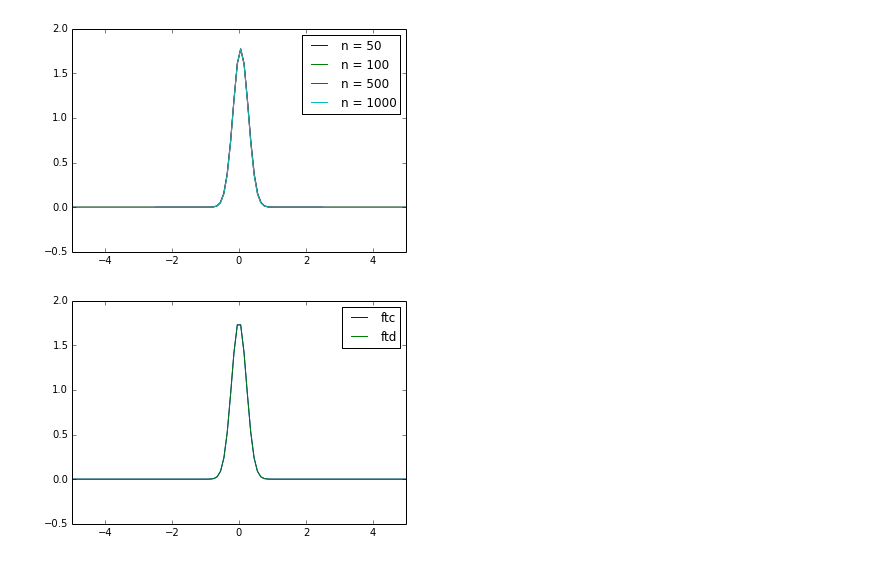
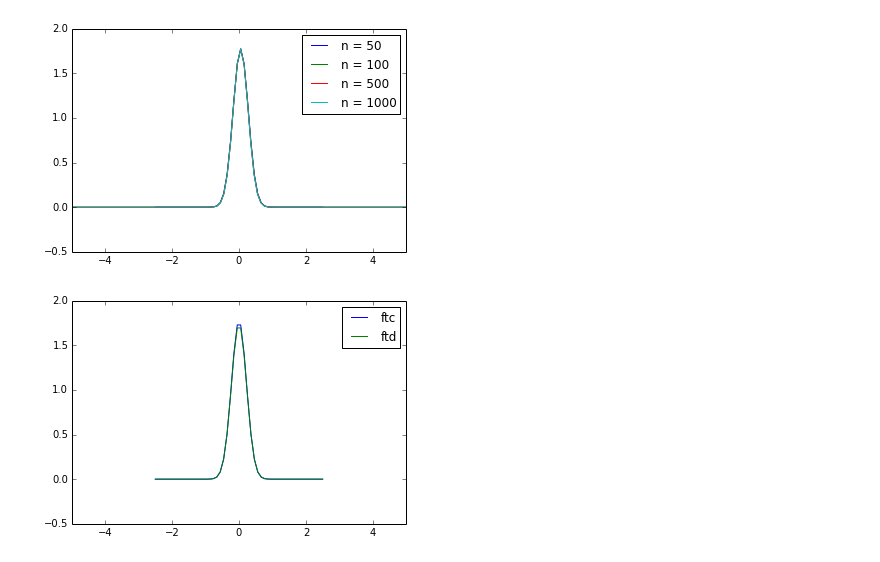
Before and after one commit to mpresley42/KSZ_21cm_Constraints, a Jupyter notebook: code/Python/PowerSpectrumTests.ipynb, the cells around one changed output. Saved outputs shown, nothing was run; the diff lists cells and outputs as text; code cells hidden in the pictures.

```diff
--- a/code/Python/PowerSpectrumTests.ipynb
+++ b/code/Python/PowerSpectrumTests.ipynb
@@ -93,28 +93,28 @@ plt.legend()
 # %%
 # ok. it's actually more complicated than I thought. I had been using lambda
 # functions, but I will need to be using arrays. hmmm.....
 def discrete_ft(x,f):
     l = max(x); N = len(x) # assumes that x is from -l to l
     nx = N*x/(2.*l)
     nk = np.arange(-N/2.,N/2.,dtype='float64')
     nxg,nkg = np.meshgrid(nx,nk)
     fg,nkg = np.meshgrid(f,nk)
     ftd = np.sum(fg.T*np.exp(-2.*np.pi*1j*nxg*nkg/N)*2*l/N,axis=0)
     k = np.linspace(-N/(4*l),N/(4*l),N)
     return k,ftd
-l=5.; n=1000.
+l=5.; n=50.
 x = np.linspace(-l,l,n)
 a=1.;b=1.;
 f = a*np.exp(-b*x*x)
 k,ftd = discrete_ft(x,f)
 ftc = a*np.sqrt(np.pi/b)*np.exp(-k*k*np.pi*np.pi/b)
 
 ftcp = plt.plot(k,ftc,label='ftc')
 ftdp = plt.plot(k,ftd,label='ftd')
 plt.xlim([-5,5])
 plt.legend()
 plt.show()
 # %% [output]
-[figure, old version]
+[figure, new version]
 # %%
 # great. now on to the 2d case. Note: This doesn't work yet!
```
Also changed, not shown: parts of 2 cells of this notebook.
